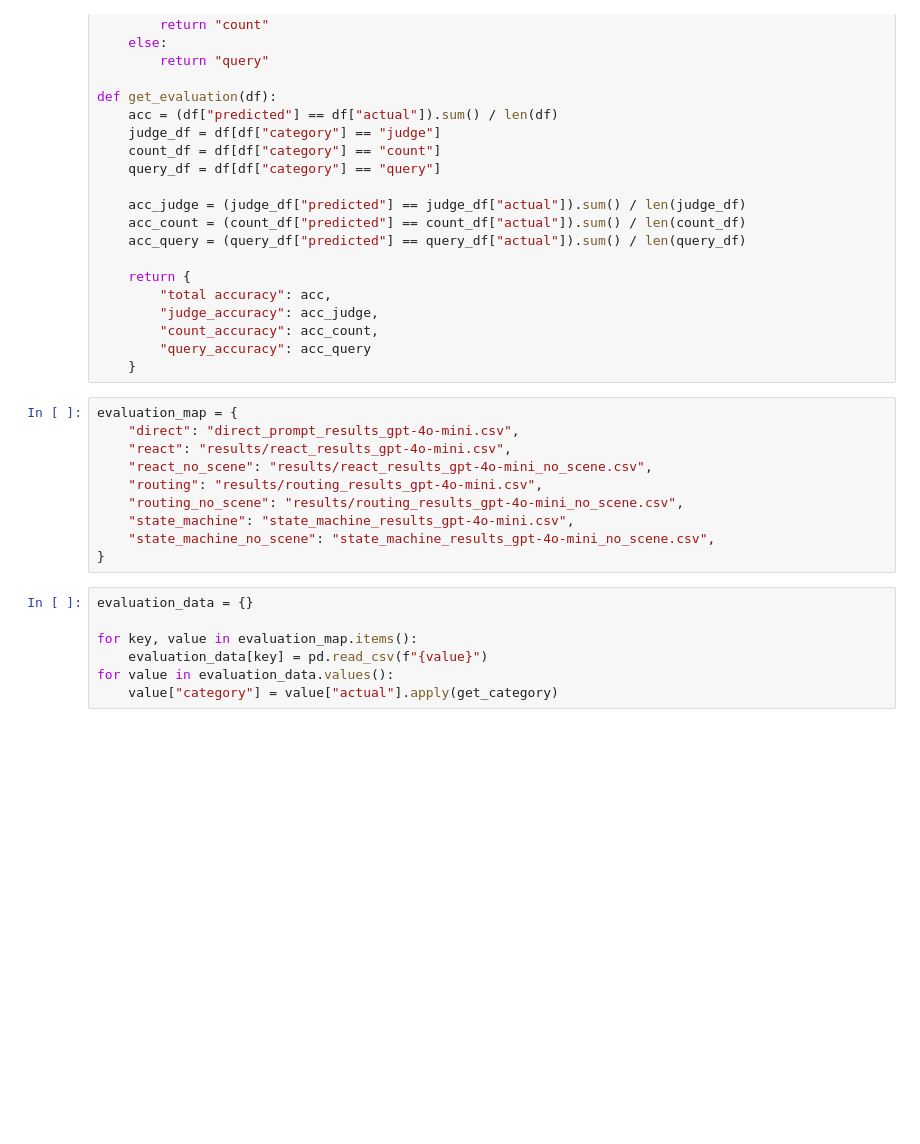
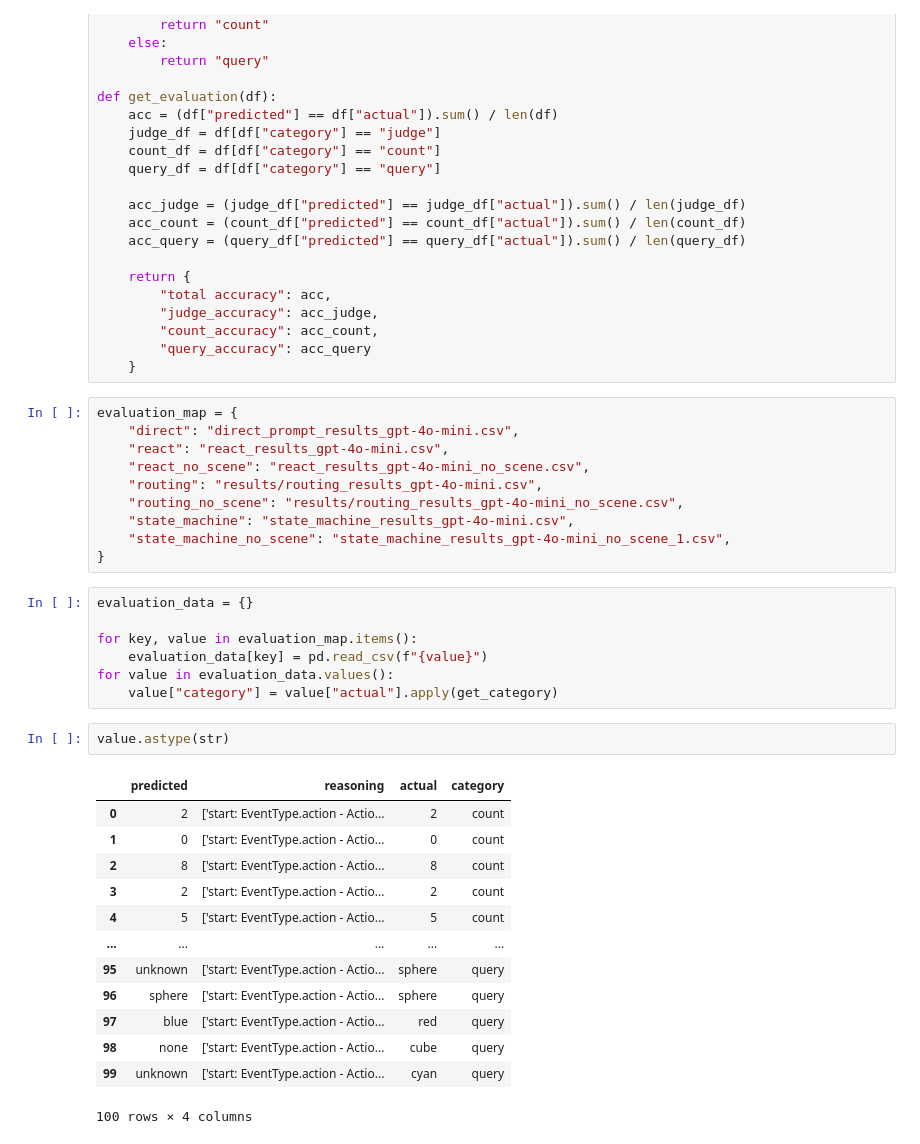
Before and after one commit to Aggregate-Intellect/Sherpa4Modeling, a Jupyter notebook: experiments/clevr-human/evaluation.ipynb, the cells around one changed output. Cells and saved outputs as stored; diff of their text form; blank space fills up the shorter version.

```diff
--- a/experiments/clevr-human/evaluation.ipynb
+++ b/experiments/clevr-human/evaluation.ipynb
@@ -29,12 +29,12 @@ def get_evaluation(df):
 # %%
 evaluation_map = {
     "direct": "direct_prompt_results_gpt-4o-mini.csv",
-    "react": "results/react_results_gpt-4o-mini.csv",
-    "react_no_scene": "results/react_results_gpt-4o-mini_no_scene.csv",
+    "react": "react_results_gpt-4o-mini.csv",
+    "react_no_scene": "react_results_gpt-4o-mini_no_scene.csv",
     "routing": "results/routing_results_gpt-4o-mini.csv",
     "routing_no_scene": "results/routing_results_gpt-4o-mini_no_scene.csv",
     "state_machine": "state_machine_results_gpt-4o-mini.csv",
-    "state_machine_no_scene": "state_machine_results_gpt-4o-mini_no_scene.csv",
+    "state_machine_no_scene": "state_machine_results_gpt-4o-mini_no_scene_1.csv",
 }
 # %%
 evaluation_data = {}
@@ -43,6 +43,22 @@ for key, value in evaluation_map.items():
     evaluation_data[key] = pd.read_csv(f"{value}")
 for value in evaluation_data.values():
     value["category"] = value["actual"].apply(get_category)
+# %%
+value.astype(str)
+# %% [output]
+|  | predicted | reasoning | actual | category |
+| 0 | 2 | ['start: EventType.action - Actio... | 2 | count |
+| 1 | 0 | ['start: EventType.action - Actio... | 0 | count |
+| 2 | 8 | ['start: EventType.action - Actio... | 8 | count |
+| 3 | 2 | ['start: EventType.action - Actio... | 2 | count |
+| 4 | 5 | ['start: EventType.action - Actio... | 5 | count |
+| ... | ... | ... | ... | ... |
+| 95 | unknown | ['start: EventType.action - Actio... | sphere | query |
+| 96 | sphere | ['start: EventType.action - Actio... | sphere | query |
+| 97 | blue | ['start: EventType.action - Actio... | red | query |
+| 98 | none | ['start: EventType.action - Actio... | cube | query |
+| 99 | unknown | ['start: EventType.action - Actio... | cyan | query |
+100 rows × 4 columns
 # %%
 evaluation_results = []
 
```
Also changed, not shown: parts of 3 cells of this notebook, 1 other file.
